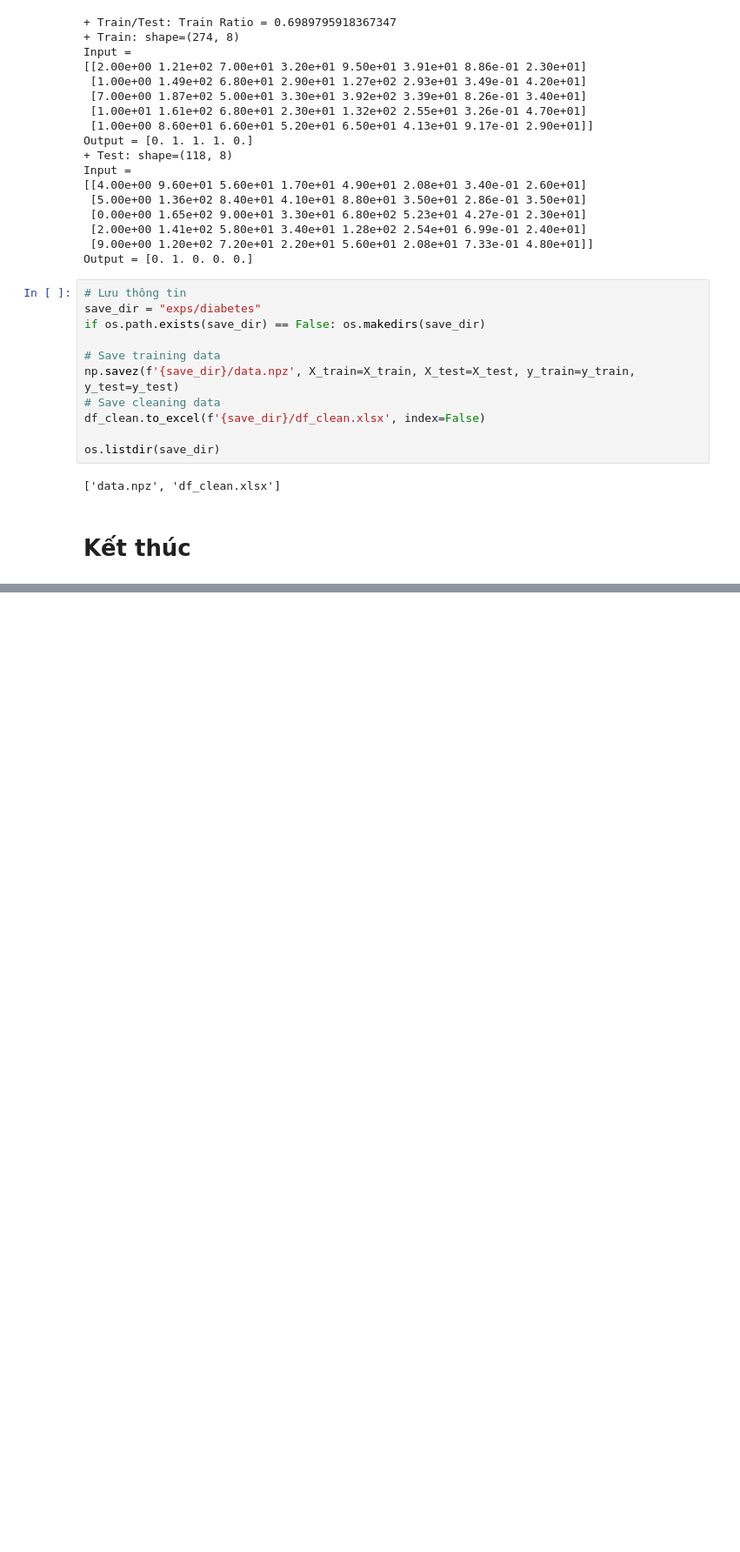
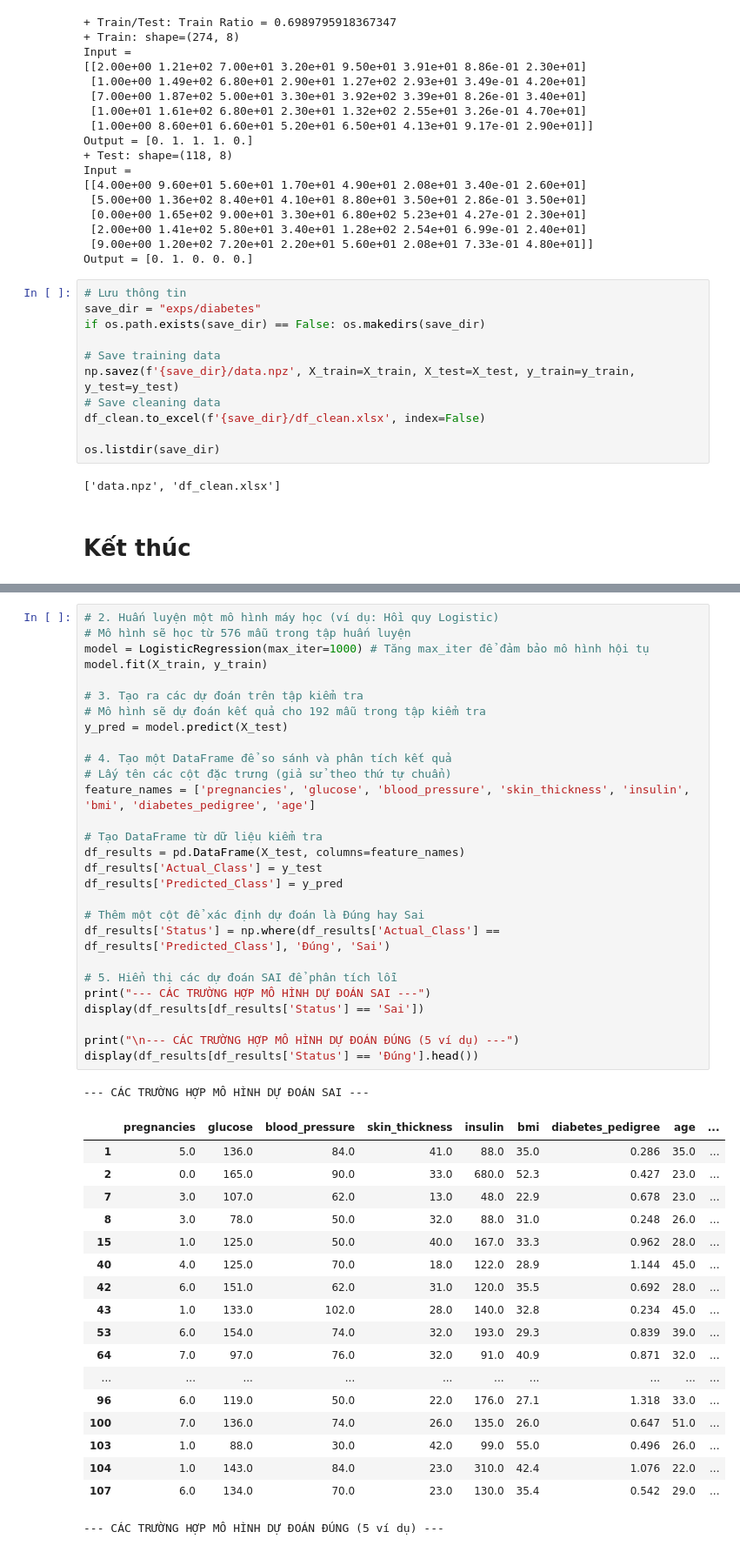
Before and after one commit to TonOfWeight072501/sgu25_data_mining, a Jupyter notebook: demo/lab02/pima.ipynb, the cells around one changed output, grey strips where cells are left out. Shown at 87% size. Cells and saved outputs as stored; diff of their text form; blank space fills up the shorter version.

Commit message:
Sua lai file notebook va test

```diff
--- a/demo/lab02/pima.ipynb
+++ b/demo/lab02/pima.ipynb
@@ -547,0 +612,48 @@ os.listdir(save_dir)
+# %%
+# 2. Huấn luyện một mô hình máy học (ví dụ: Hồi quy Logistic)
+# Mô hình sẽ học từ 576 mẫu trong tập huấn luyện
+model = LogisticRegression(max_iter=1000) # Tăng max_iter để đảm bảo mô hình hội tụ
+model.fit(X_train, y_train)
+
+# 3. Tạo ra các dự đoán trên tập kiểm tra
+# Mô hình sẽ dự đoán kết quả cho 192 mẫu trong tập kiểm tra
+y_pred = model.predict(X_test)
+
+# 4. Tạo một DataFrame để so sánh và phân tích kết quả
+# Lấy tên các cột đặc trưng (giả sử theo thứ tự chuẩn)
+feature_names = ['pregnancies', 'glucose', 'blood_pressure', 'skin_thickness', 'insulin', 'bmi', 'diabetes_pedigree', 'age']
+
+# Tạo DataFrame từ dữ liệu kiểm tra
+df_results = pd.DataFrame(X_test, columns=feature_names)
+df_results['Actual_Class'] = y_test
+df_results['Predicted_Class'] = y_pred
+
+# Thêm một cột để xác định dự đoán là Đúng hay Sai
+df_results['Status'] = np.where(df_results['Actual_Class'] == df_results['Predicted_Class'], 'Đúng', 'Sai')
+
+# 5. Hiển thị các dự đoán SAI để phân tích lỗi
+print("--- CÁC TRƯỜNG HỢP MÔ HÌNH DỰ ĐOÁN SAI ---")
+display(df_results[df_results['Status'] == 'Sai'])
+
+print("\n--- CÁC TRƯỜNG HỢP MÔ HÌNH DỰ ĐOÁN ĐÚNG (5 ví dụ) ---")
+display(df_results[df_results['Status'] == 'Đúng'].head())
+# %% [output]
+--- CÁC TRƯỜNG HỢP MÔ HÌNH DỰ ĐOÁN SAI ---
+|  | pregnancies | glucose | blood_pressure | skin_thickness | insulin | bmi | diabetes_pedigree | age | ... |
+| 1 | 5.0 | 136.0 | 84.0 | 41.0 | 88.0 | 35.0 | 0.286 | 35.0 | ... |
+| 2 | 0.0 | 165.0 | 90.0 | 33.0 | 680.0 | 52.3 | 0.427 | 23.0 | ... |
+| 7 | 3.0 | 107.0 | 62.0 | 13.0 | 48.0 | 22.9 | 0.678 | 23.0 | ... |
+| 8 | 3.0 | 78.0 | 50.0 | 32.0 | 88.0 | 31.0 | 0.248 | 26.0 | ... |
+| 15 | 1.0 | 125.0 | 50.0 | 40.0 | 167.0 | 33.3 | 0.962 | 28.0 | ... |
+| 40 | 4.0 | 125.0 | 70.0 | 18.0 | 122.0 | 28.9 | 1.144 | 45.0 | ... |
+| 42 | 6.0 | 151.0 | 62.0 | 31.0 | 120.0 | 35.5 | 0.692 | 28.0 | ... |
+| 43 | 1.0 | 133.0 | 102.0 | 28.0 | 140.0 | 32.8 | 0.234 | 45.0 | ... |
+| 53 | 6.0 | 154.0 | 74.0 | 32.0 | 193.0 | 29.3 | 0.839 | 39.0 | ... |
+| 64 | 7.0 | 97.0 | 76.0 | 32.0 | 91.0 | 40.9 | 0.871 | 32.0 | ... |
+| ... | ... | ... | ... | ... | ... | ... | ... | ... | ... |
+| 96 | 6.0 | 119.0 | 50.0 | 22.0 | 176.0 | 27.1 | 1.318 | 33.0 | ... |
+| 100 | 7.0 | 136.0 | 74.0 | 26.0 | 135.0 | 26.0 | 0.647 | 51.0 | ... |
+| 103 | 1.0 | 88.0 | 30.0 | 42.0 | 99.0 | 55.0 | 0.496 | 26.0 | ... |
+| 104 | 1.0 | 143.0 | 84.0 | 23.0 | 310.0 | 42.4 | 1.076 | 22.0 | ... |
+| 107 | 6.0 | 134.0 | 70.0 | 23.0 | 130.0 | 35.4 | 0.542 | 29.0 | ... |
+--- CÁC TRƯỜNG HỢP MÔ HÌNH DỰ ĐOÁN ĐÚNG (5 ví dụ) ---
```
Also changed, not shown: parts of 9 cells of this notebook, 1 other file.
